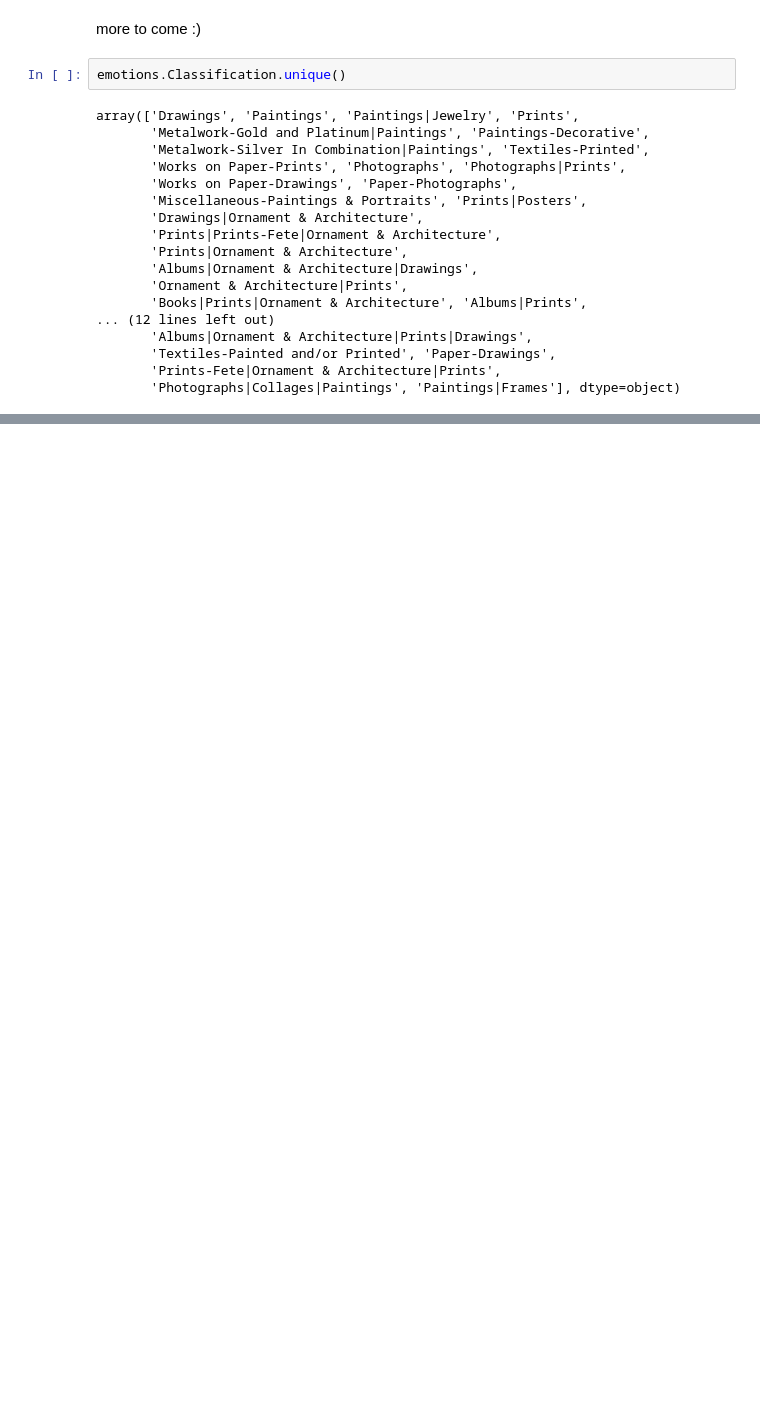
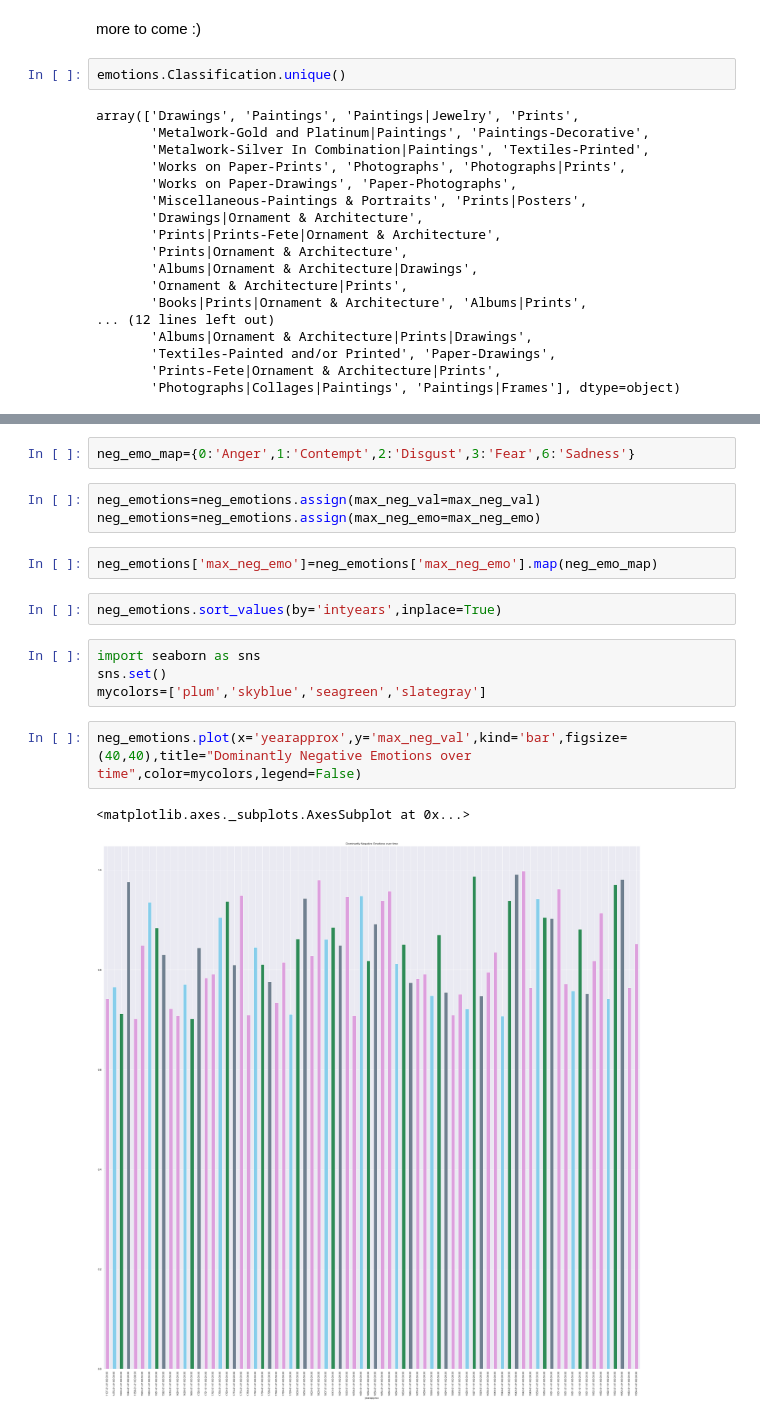
Before and after one commit to kaszklar/artemotions, a Jupyter notebook: date-munge.ipynb, the cells around one changed output, grey strips where cells are left out. Cells and saved outputs as stored; diff of their text form; blank space fills up the shorter version.

```diff
--- a/date-munge.ipynb
+++ b/date-munge.ipynb
@@ -345,0 +431,18 @@ neg_emotions.drop(columns=['intyears']).plot(x='yearapprox',kind='bar',figsize=(
+# %%
+neg_emo_map={0:'Anger',1:'Contempt',2:'Disgust',3:'Fear',6:'Sadness'}
+# %%
+neg_emotions=neg_emotions.assign(max_neg_val=max_neg_val)
+neg_emotions=neg_emotions.assign(max_neg_emo=max_neg_emo)
+# %%
+neg_emotions['max_neg_emo']=neg_emotions['max_neg_emo'].map(neg_emo_map)
+# %%
+neg_emotions.sort_values(by='intyears',inplace=True)
+# %%
+import seaborn as sns
+sns.set()
+mycolors=['plum','skyblue','seagreen','slategray']
+# %%
+neg_emotions.plot(x='yearapprox',y='max_neg_val',kind='bar',figsize=(40,40),title="Dominantly Negative Emotions over time",color=mycolors,legend=False)
+# %% [output]
+<matplotlib.axes._subplots.AxesSubplot at 0x...>
+[figure, added]
```
Also changed, not shown: parts of 19 cells of this notebook.
